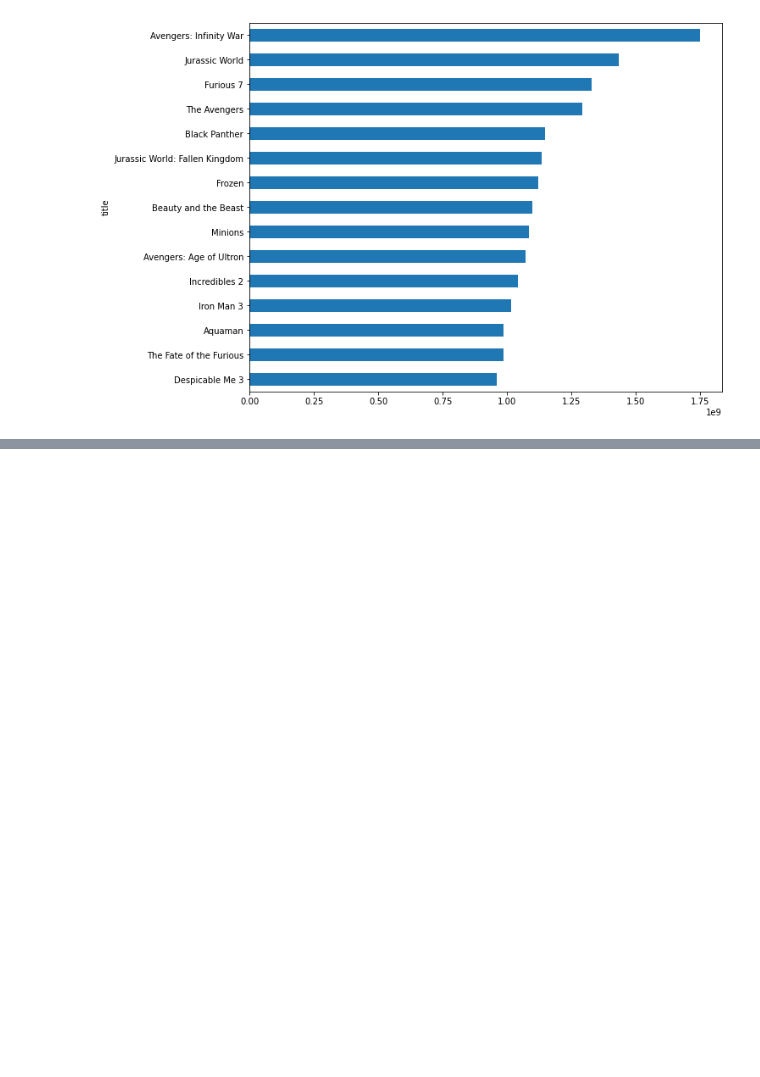
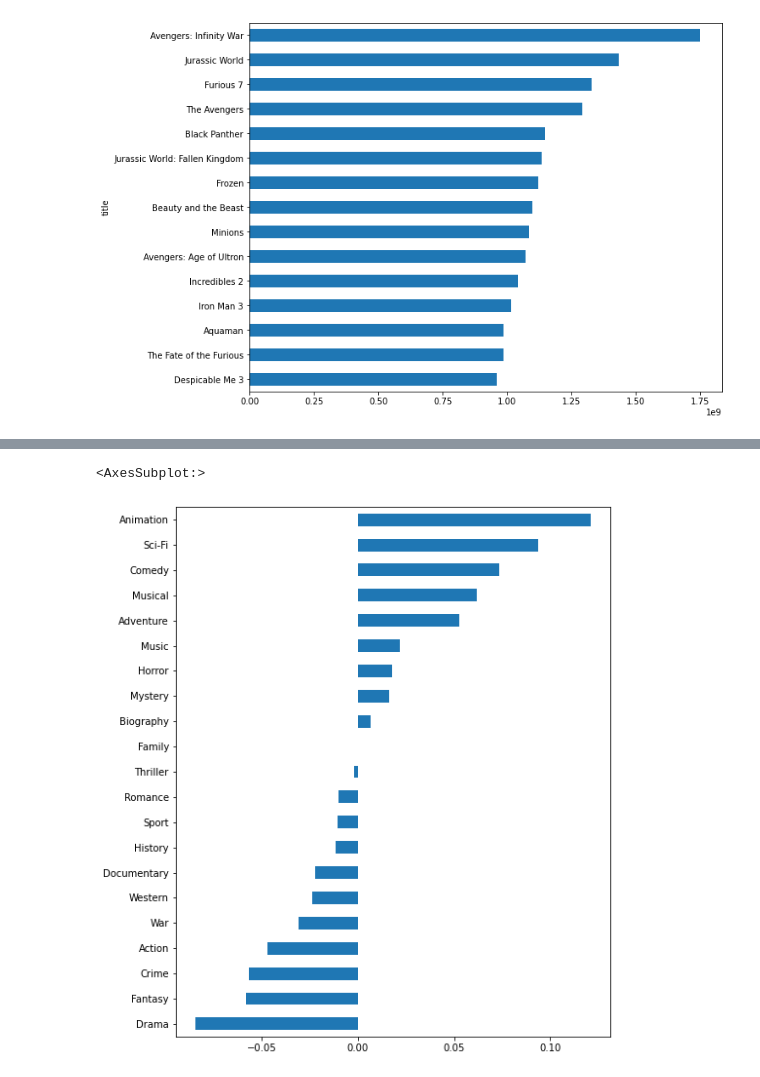
Before and after one commit to ndgigliotti/dsc-phase-1-project, a Jupyter notebook: genres.ipynb, the cells around one changed output, grey strips where cells are left out. Drawn from its saved outputs; the diff is of its cells as text; code cells hidden in the pictures; blank space fills up the shorter version.

```diff
--- a/genres.ipynb
+++ b/genres.ipynb
@@ -276,3 +268,8 @@ combos.corrwith(imdb_tn.set_index('tconst')['worldwide_profit']).sort_values().p
+# %%
+combos.corrwith(imdb_tn.set_index('tconst')['domestic_profit']).sort_values().plot.barh(figsize=(8, 10))
+# %% [output]
+<AxesSubplot:>
+[figure, added]
 # %%
 imdb_tn[['runtime_minutes', 'profit_decile']].groupby('profit_decile').mean().plot.barh(legend=False)
 # %% [output]
```
Also changed, not shown: parts of 12 cells of this notebook, 1 other file.
